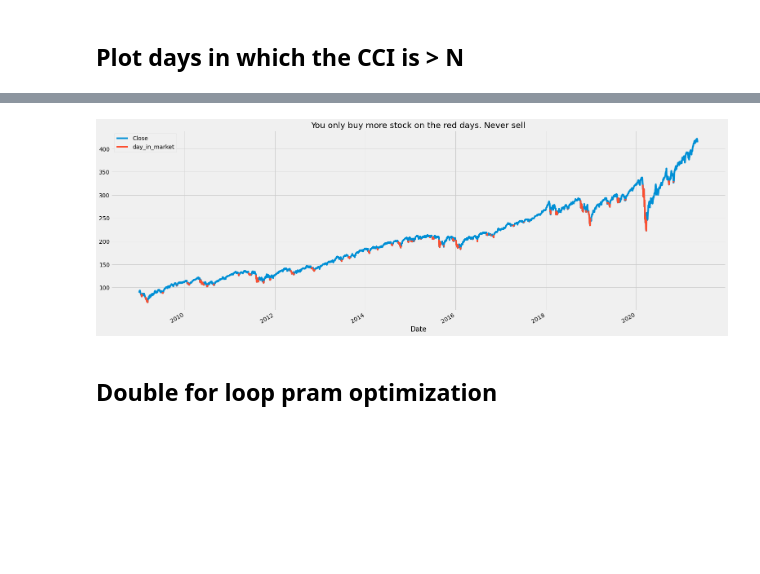
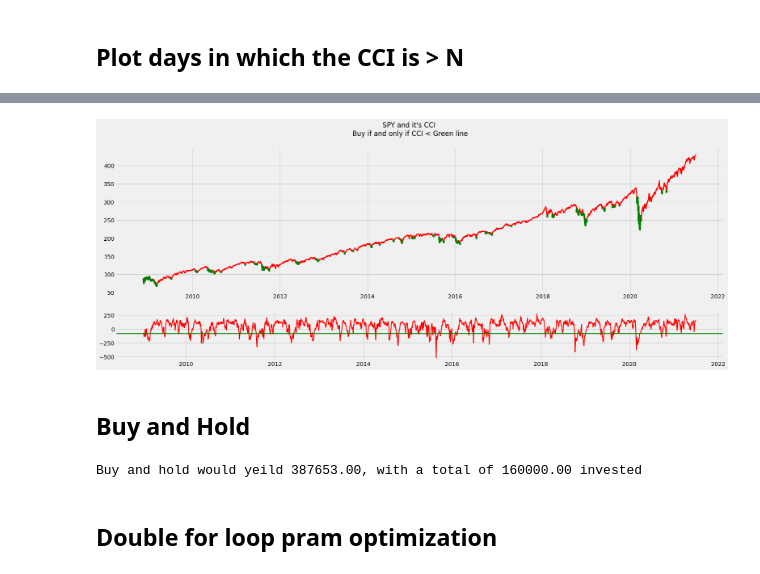
Before and after one commit to alik604/algorithmic-trading, a Jupyter notebook: stock_algo_trading_CCI.ipynb, the cells around one changed output, grey strips where cells are left out. Saved outputs shown, nothing was run; the diff lists cells and outputs as text; code cells hidden in the pictures; blank space fills up the shorter version.

```diff
--- a/stock_algo_trading_CCI.ipynb
+++ b/stock_algo_trading_CCI.ipynb
@@ -97,6 +67,5 @@ plt.show()
 # %%
-dataset["cci"] = cci3
-dataset=dataset.dropna()
+dataset["cci"] = cci4
 dataset.head(5)
 # %% [output]
 |  | Open | High | Low | Close | MA | cci |
@@ -111,16 +86,65 @@ dataset.head(5)
 # %%
-def plot_stock_cci_over_under(over=-100, under=100, dataset=dataset):
-    tmp = dataset[(dataset['cci'] > over) & (dataset['cci'] < under)]
+def plot_stock_cci_over_under(lowerBound=-100, upperBound=100, dataset=dataset):
+    tmp = dataset[(dataset['cci'] > lowerBound) & (dataset['cci'] < upperBound)]
     a = set(dataset.index.values)
     b = set(tmp.index.values)
     idx_in_market = list(a-b)
 
     dataset['day_in_market'] = dataset.loc[idx_in_market].sort_index()['Close']
-    dataset[['Close', 'day_in_market']].plot(figsize=(24, 9), title='You only buy more stock on the red days. Never sell')
 
-plot_stock_cci_over_under(-50, 9999)
+#     dataset[['Close', 'day_in_market']].plot(figsize=(18, 6), title='You only buy more stock on the blue days. Never sell')
+
+
+    fig, axs = plt.subplots(2, gridspec_kw={'height_ratios': [3, 1]}) # , figsize=(24, 9)
+    fig.suptitle(f"{share.upper()} and it's CCI\n Buy if and only if CCI < Green line")
+    fig.set_figheight(9)
+    fig.set_figwidth(24)
+    axs[0].plot(dataset['Close'], color='red', linewidth=2.5, label='price') #, alpha = 1.0)
+    axs[0].plot(dataset['day_in_market'], color='green', linewidth=4.5, label='day_in_market') #, alpha = 1.0)
+#     axs[1].axhline(upperBound, linewidth=2.5)
+    axs[1].plot(dataset['cci'], color='red', linewidth=2.0, label='cci') #, alpha = 1.0)
+    axs[1].axhline(lowerBound, linewidth=2.5, color="green")
+
+
+#     plt.legend()
+#     fig.show()
+
+plot_stock_cci_over_under(-75, 999999)
 # %% [output]
-[figure, old version]
+[figure, new version]
+# %% [markdown]
+## Buy and Hold
+# %%
+def noStrat():
+    df2 = dataset.iloc[0::20] #[1::20] start at 1, every 20th (monthly)
+
+    total =0
+    shares=0
+    invPerMonth = 1000
+    total_invested=invPerMonth
+    moneyToInvest = invPerMonth
+
+    for i in df2.index:
+      Close = df2.loc[i].at['Close']
+
+      numShares = math.floor((moneyToInvest)/Close.round(2))
+      shares+=numShares
+      moneyToInvest -= (Close.round(2) * numShares)
+
+      moneyToInvest += invPerMonth
+      total_invested += invPerMonth
+
+    resultOfNoStrat = int(df2.tail(1).Close.round(2)*shares+moneyToInvest)
+#     print("moneyToInvest: ", moneyToInvest)
+    #print("num of shares" , shares)
+    #print("num of shares * last closing ",int(dataset.tail(1).Close*shares)) #dataset.tail, not df2.tail
+    #print("total: ", (int(dataset.tail(1).Close*shares)+invPerMonth))
+    print(f'Buy and hold would yeild {resultOfNoStrat:.2f}, with a total of {total_invested:.2f} invested')
+    return resultOfNoStrat
+
+resultOfNoStrat = noStrat()
+# %% [output]
+Buy and hold would yeild 387653.00, with a total of 160000.00 invested
 # %% [markdown]
 ## Double for loop pram optimization
 # %%
```
Also changed, not shown: parts of 12 cells of this notebook, 4 other files.
